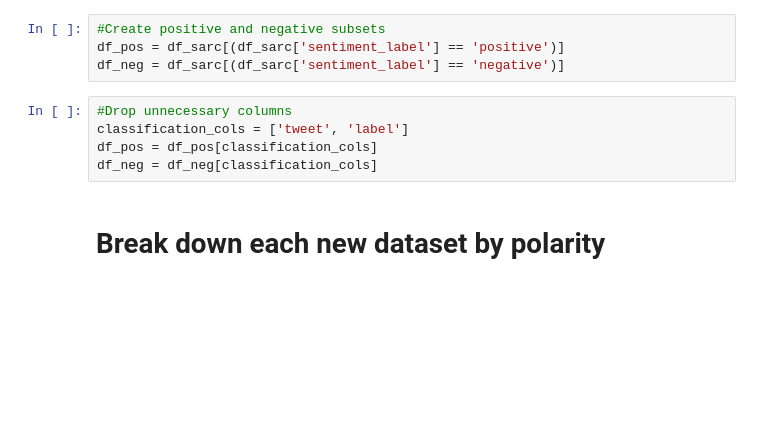
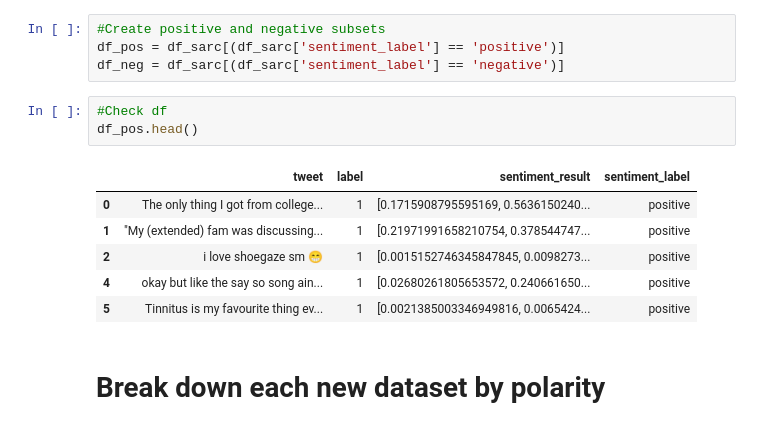
Before and after one commit to sba22224/Capstone_SBA22224, a Jupyter notebook: Code_Notebooks/Sarcasm Detection Model.ipynb, the cells around one changed output. Drawn from its saved outputs; the diff is of its cells as text; blank space fills up the shorter version.

```diff
--- a/Code_Notebooks/Sarcasm Detection Model.ipynb
+++ b/Code_Notebooks/Sarcasm Detection Model.ipynb
@@ -873,11 +900,16 @@ df_sarc['sentiment_label'] = df_sarc['sentiment_result'].apply(determine_sentime
 #Create positive and negative subsets
 df_pos = df_sarc[(df_sarc['sentiment_label'] == 'positive')]
 df_neg = df_sarc[(df_sarc['sentiment_label'] == 'negative')]
-# %%
-#Drop unnecessary columns
-classification_cols = ['tweet', 'label']
-df_pos = df_pos[classification_cols]
-df_neg = df_neg[classification_cols]
+# %%
+#Check df
+df_pos.head()
+# %% [output]
+|  | tweet | label | sentiment_result | sentiment_label |
+| 0 | The only thing I got from college... | 1 | [0.1715908795595169, 0.5636150240... | positive |
+| 1 | "My (extended) fam was discussing... | 1 | [0.21971991658210754, 0.378544747... | positive |
+| 2 | i love shoegaze sm 😁 | 1 | [0.0015152746345847845, 0.0098273... | positive |
+| 4 | okay but like the say so song ain... | 1 | [0.02680261805653572, 0.240661650... | positive |
+| 5 | Tinnitus is my favourite thing ev... | 1 | [0.0021385003346949816, 0.0065424... | positive |
 # %% [markdown]
 # Break down each new dataset by polarity
 # %%
```
Also changed, not shown: parts of 59 cells of this notebook.
